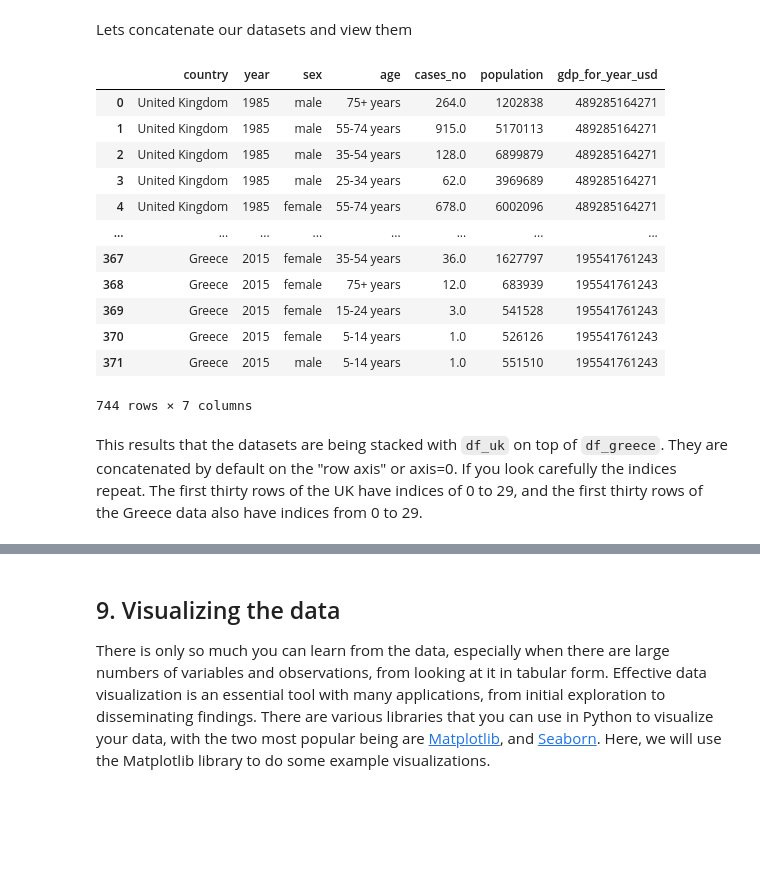
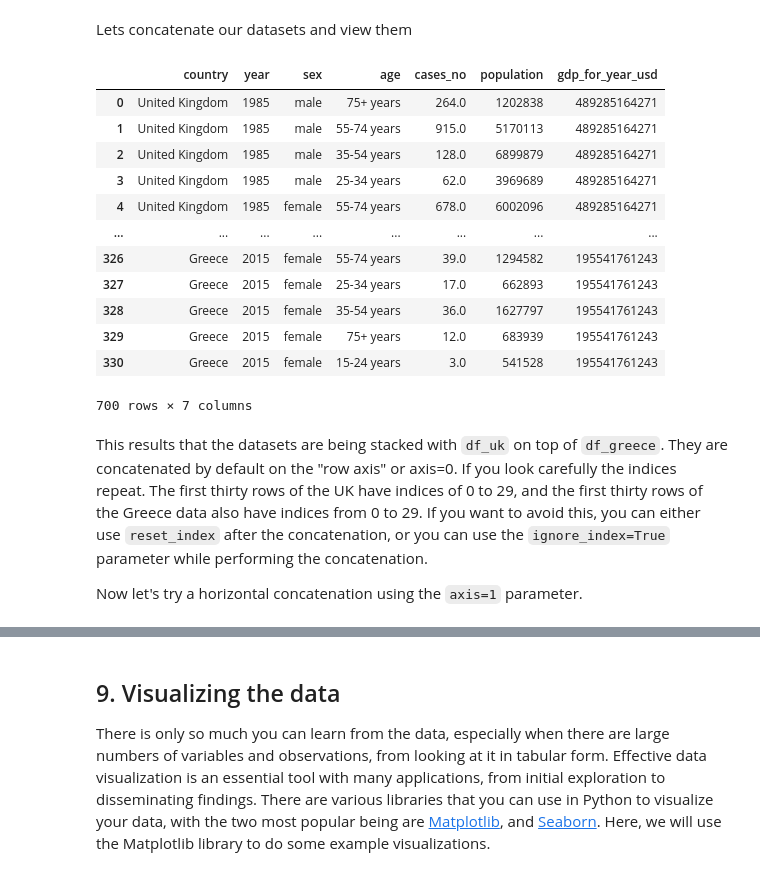
Before and after one commit to catriiona/TeamCoders_Event_Based_Model, a Jupyter notebook: Data_Cleaning_And_Wrangling/Data_Wrangling_WHO.ipynb, the cells around one changed output, grey strips where cells are left out. Saved outputs shown, nothing was run; the diff lists cells and outputs as text; code cells hidden in the pictures; blank space fills up the shorter version.

```diff
--- a/Data_Cleaning_And_Wrangling/Data_Wrangling_WHO.ipynb
+++ b/Data_Cleaning_And_Wrangling/Data_Wrangling_WHO.ipynb
@@ -783,0 +670,8 @@ While, the sum operation makes sense for the cases and the population, it does n
+# %%
+age_bands_sorted = [
+    '5-14 years','15-24 years','25-34 years',
+    '35-54 years','55-74 years','75+ years'
+    ]
+df_complete['age'] = pd.Categorical(df_complete['age'],
+                                    categories=age_bands_sorted)
+df_complete['age']
@@ -783,0 +706,3 @@ While, the sum operation makes sense for the cases and the population, it does n
+# %%
+df_complete = df_complete.rename(columns={' gdp_for_year ($) ':'gdp_for_year_usd'})
+df_complete.columns
@@ -783,0 +736,7 @@ While, the sum operation makes sense for the cases and the population, it does n
+# %%
+# First replace the string comma ',' empty space''. Then typecasting the column to integers
+numeric_gdp = df_complete['gdp_for_year_usd'].str.replace(',', '').astype(int)
+# Breaking it up into two lines to make it easier to see
+df_complete['gdp_for_year_usd'] = numeric_gdp
+# Confirm that this is now an integer
+df_complete['gdp_for_year_usd']
@@ -868,7 +907,7 @@ There are different types of joins (_inner_, _outer_, _letf_, _right_) that diff
 ### 8.1 Merging data
 Let's say we want to do a side by side comparison of cases in the UK and Greece. First let's extract them again from the main dataframe.
 # %%
-df_by_country = df_cases_replaced.groupby(['country'])
+df_by_country = df_complete.groupby(['country'])
 df_uk = df_by_country.get_group('United Kingdom')
 df_greece = df_by_country.get_group('Greece')
 print(df_uk.head())
@@ -968,22 +1013,24 @@ df_concatenated = pandas.concat([df1, df2], axis='columns')
 # %% [markdown]
 Lets concatenate our datasets and view them
 # %%
-df_uk_greece_concat = pd.concat([df_uk, df_greece])
-df_uk_greece_concat
+df_uk_greece_vconcat = pd.concat([df_uk, df_greece])
+df_uk_greece_vconcat
 # %% [output]
 |  | country | year | sex | age | cases_no | population | gdp_for_year_usd |
 | 0 | United Kingdom | 1985 | male | 75+ years | 264.0 | 1202838 | 489285164271 |
 | 1 | United Kingdom | 1985 | male | 55-74 years | 915.0 | 5170113 | 489285164271 |
 | 2 | United Kingdom | 1985 | male | 35-54 years | 128.0 | 6899879 | 489285164271 |
 | 3 | United Kingdom | 1985 | male | 25-34 years | 62.0 | 3969689 | 489285164271 |
 | 4 | United Kingdom | 1985 | female | 55-74 years | 678.0 | 6002096 | 489285164271 |
 | ... | ... | ... | ... | ... | ... | ... | ... |
-| 367 | Greece | 2015 | female | 35-54 years | 36.0 | 1627797 | 195541761243 |
-| 368 | Greece | 2015 | female | 75+ years | 12.0 | 683939 | 195541761243 |
-| 369 | Greece | 2015 | female | 15-24 years | 3.0 | 541528 | 195541761243 |
-| 370 | Greece | 2015 | female | 5-14 years | 1.0 | 526126 | 195541761243 |
-| 371 | Greece | 2015 | male | 5-14 years | 1.0 | 551510 | 195541761243 |
+| 326 | Greece | 2015 | female | 55-74 years | 39.0 | 1294582 | 195541761243 |
+| 327 | Greece | 2015 | female | 25-34 years | 17.0 | 662893 | 195541761243 |
+| 328 | Greece | 2015 | female | 35-54 years | 36.0 | 1627797 | 195541761243 |
+| 329 | Greece | 2015 | female | 75+ years | 12.0 | 683939 | 195541761243 |
+| 330 | Greece | 2015 | female | 15-24 years | 3.0 | 541528 | 195541761243 |
-744 rows × 7 columns
+700 rows × 7 columns
 # %% [markdown]
-This results that the datasets are being stacked with `df_uk` on top of `df_greece`. They are concatenated by default on the "row axis" or axis=0. If you look carefully the indices repeat. The first thirty rows of the UK have indices of 0 to 29, and the first thirty rows of the Greece data also have indices from 0 to 29.
+This results that the datasets are being stacked with `df_uk` on top of `df_greece`. They are concatenated by default on the "row axis" or axis=0. If you look carefully the indices repeat. The first thirty rows of the UK have indices of 0 to 29, and the first thirty rows of the Greece data also have indices from 0 to 29. If you want to avoid this, you can either use `reset_index` after the concatenation, or you can use the `ignore_index=True` parameter while performing the concatenation.
+
+Now let's try a horizontal concatenation using the `axis=1` parameter.
 # %%
```
Also changed, not shown: parts of 161 cells of this notebook.
